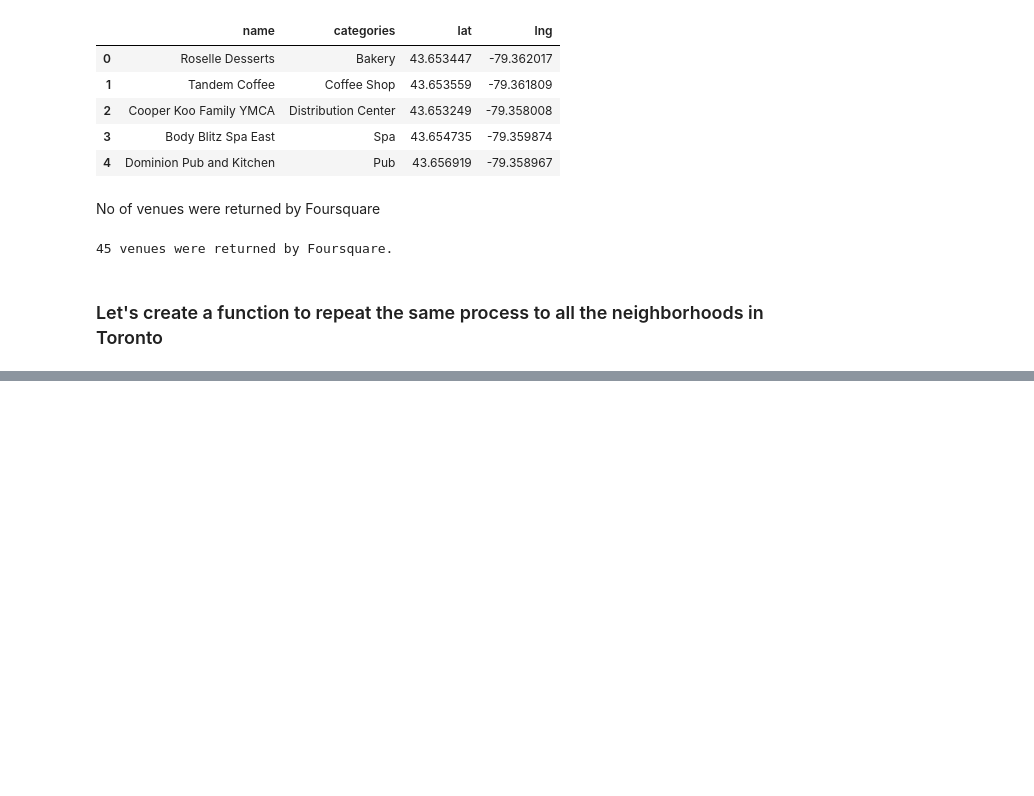
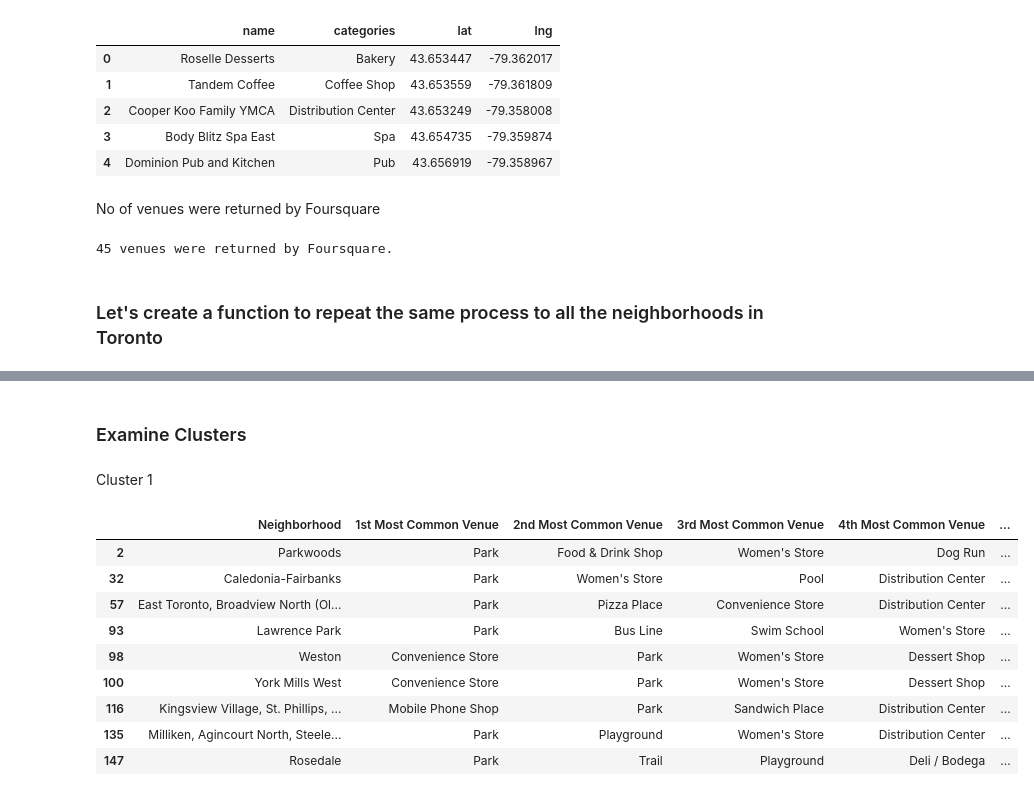
Before and after one commit to utkarshchoubeycs/IBM-Data-Science-Capstone, a Jupyter notebook: K-means clustering-3.ipynb, the cells around one changed output, grey strips where cells are left out. Drawn from its saved outputs; the diff is of its cells as text; code cells hidden in the pictures; blank space fills up the shorter version.

```diff
--- a/K-means clustering-3.ipynb
+++ b/K-means clustering-3.ipynb
@@ -296,0 +548,17 @@ print('{} venues were returned by Foursquare.'.format(nearby_venues.shape[0]))
+# %% [markdown]
+### Examine Clusters
+# %% [markdown]
+Cluster 1
+# %%
+toronto_merged.loc[toronto_merged['Cluster Labels'] == 0, toronto_merged.columns[[1] + list(range(5, toronto_merged.shape[1]))]]
+# %% [output]
+|  | Neighborhood | 1st Most Common Venue | 2nd Most Common Venue | 3rd Most Common Venue | 4th Most Common Venue | ... |
+| 2 | Parkwoods | Park | Food & Drink Shop | Women's Store | Dog Run | ... |
+| 32 | Caledonia-Fairbanks | Park | Women's Store | Pool | Distribution Center | ... |
+| 57 | East Toronto, Broadview North (Ol... | Park | Pizza Place | Convenience Store | Distribution Center | ... |
+| 93 | Lawrence Park | Park | Bus Line | Swim School | Women's Store | ... |
+| 98 | Weston | Convenience Store | Park | Women's Store | Dessert Shop | ... |
+| 100 | York Mills West | Convenience Store | Park | Women's Store | Dessert Shop | ... |
+| 116 | Kingsview Village, St. Phillips, ... | Mobile Phone Shop | Park | Sandwich Place | Distribution Center | ... |
+| 135 | Milliken, Agincourt North, Steele... | Park | Playground | Women's Store | Distribution Center | ... |
+| 147 | Rosedale | Park | Trail | Playground | Deli / Bodega | ... |
```
Also changed, not shown: parts of 33 cells of this notebook.
